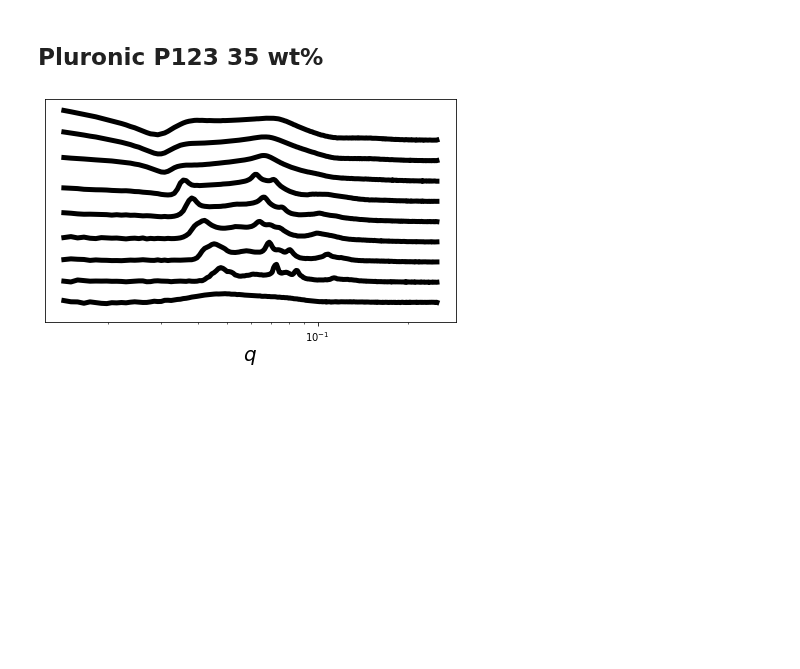
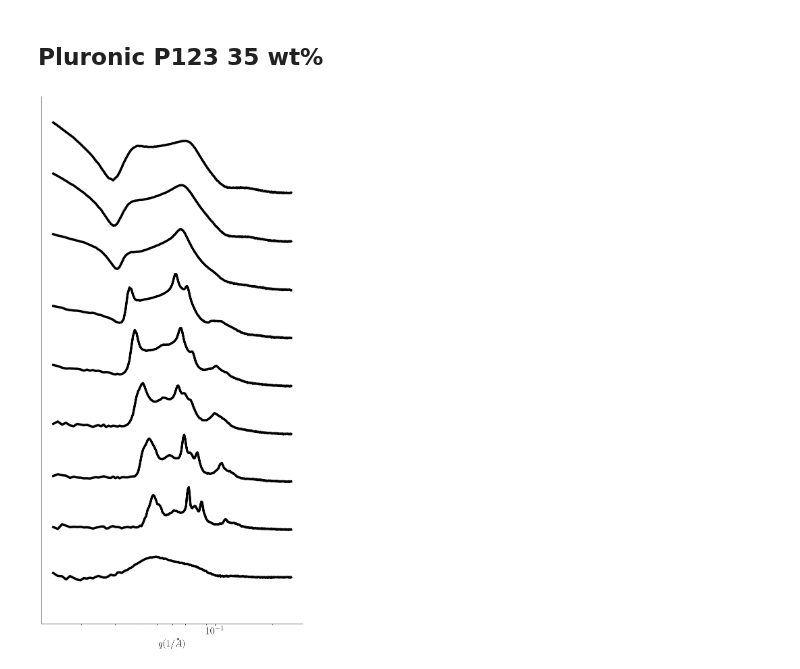
Before and after one commit to pozzo-research-group/papers, a Jupyter notebook: autophasemap/postprocess/P123_Temp/manual/manual_annotation.ipynb, the cells around one changed output. Drawn from its saved outputs; the diff is of its cells as text; code cells hidden in the pictures; blank space fills up the shorter version.

```diff
--- a/autophasemap/postprocess/P123_Temp/manual/manual_annotation.ipynb
+++ b/autophasemap/postprocess/P123_Temp/manual/manual_annotation.ipynb
@@ -2,10 +2,19 @@
 #general/plotting
 import numpy as np
 import pandas as pd
+import os
 import matplotlib.pyplot as plt
 from matplotlib import cm
-color_blindf = ["#3f90da", "#ffa90e", "#bd1f01", "#832db6",
-"#a96b59", "#e76300", "#b9ac70", "#92dadd", "#94a4a2"]
+import math
+
+pyplot_style ={"text.usetex": True,
+               "text.latex.preamble": r"\usepackage{amsfonts}\usepackage[version=4]{mhchem}",
+               "axes.spines.right" : False,
+               "axes.spines.top" : False,
+               "font.size": 22,
+               "savefig.dpi": 600,
+               "savefig.bbox": 'tight'
+              }
 # %% [markdown]
 ## Pluronic P123 Temperature Phase Diagram
 # %%
@@ -78,18 +82,26 @@ sequence = np.load('P123_35.npz')
 q = sequence['q']
 I = sequence['I']
 # %%
-fig, ax = plt.subplots()
+with plt.style.context(pyplot_style):
+    f = plt.figure(figsize=(8.4,17))
 
-# plot
-for i in range(len(q)):
-    qval = q[i]
-    intensity = I[i]
-    ax.loglog(qval, intensity, c = 'black', linewidth = 5)
+    # plot
+    for i in range(len(q)):
+        qval = q[i]
+        intensity = I[i]
+        plt.plot(qval, intensity, c = 'black', linewidth = 5)
 
-# formatting
-ax.set_xlabel(r'$q$', fontsize=20)
-ax.tick_params(left = False, right = False , labelleft = False)
-ax.set_ylim(1e-3, 1e8)
-plt.tight_layout()
+    # formatting
+    plt.xscale('log')
+    plt.yscale('log')
+    plt.xlabel(r'$q (1/Å)$', fontsize=20)
+    plt.xticks(fontsize=22)
+    plt.yticks(fontsize=22)
+    plt.tick_params(left = False, right = False , labelleft = False)
+    plt.ylim(1e-3, 1e8)
+    plt.tight_layout()
+
+    # Save figure
+    plt.savefig('p123_35_trans.pdf')
 # %% [output]
-[figure, old version]
+[figure, new version]
```
Also changed, not shown: parts of 5 cells of this notebook, 1 other file.
